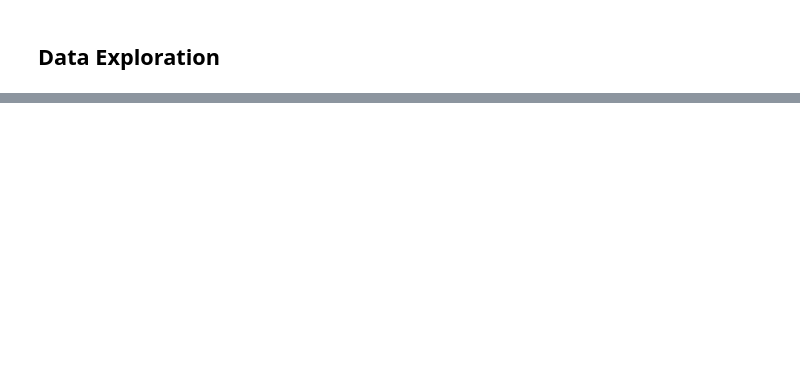
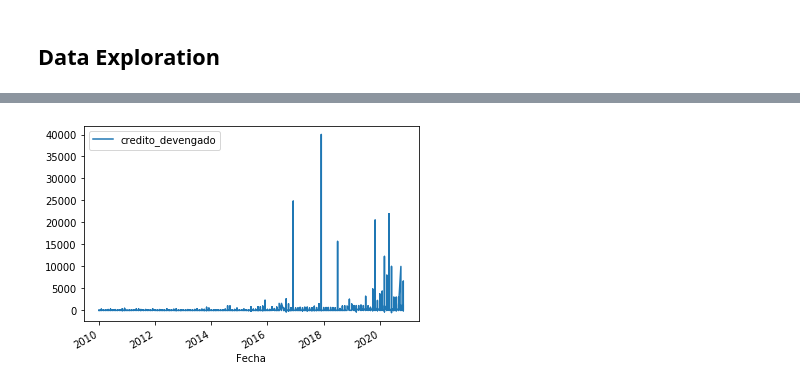
Before and after one commit to valenmongi/ML, a Jupyter notebook: APP TNA Prov/Dataset/DATA.ipynb, the cells around one changed output, grey strips where cells are left out. Saved outputs shown, nothing was run; the diff lists cells and outputs as text; code cells hidden in the pictures; blank space fills up the shorter version.

```diff
--- a/APP TNA Prov/Dataset/DATA.ipynb
+++ b/APP TNA Prov/Dataset/DATA.ipynb
@@ -177,0 +364,4 @@ group.groupby('Fecha').sum()
+# %%
+final['tna_pc'] = final['credito_devengado']/final['poblacion']
+# %%
+final = final.drop(['ubicacion_geografica_desc', 'ubicacion_geografica_id', 'fecha'], axis=1)
@@ -179,0 +389,4 @@ group.groupby('Fecha').sum()
+# %%
+tna_nominal = pd.DataFrame(final, columns=['credito_devengado', 'principal_desc', 'Fecha'])
+# %%
+tna_nominal.set_index('Fecha', inplace=True)
@@ -179,0 +404,7 @@ group.groupby('Fecha').sum()
+# %%
+figsize=(9,6)
+
+tna_nominal.plot()
+plt.show()
+# %% [output]
+[figure, added]
```
Also changed, not shown: parts of 101 cells of this notebook.
